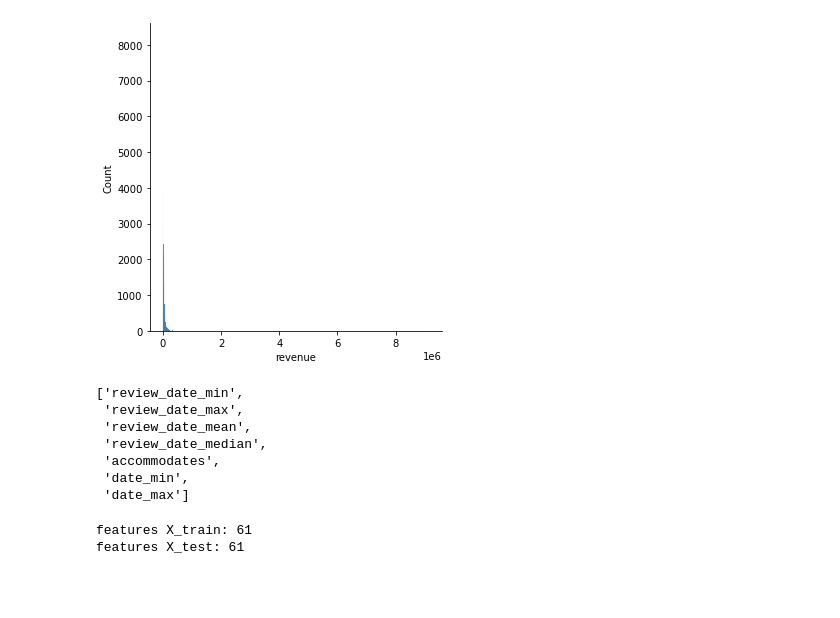
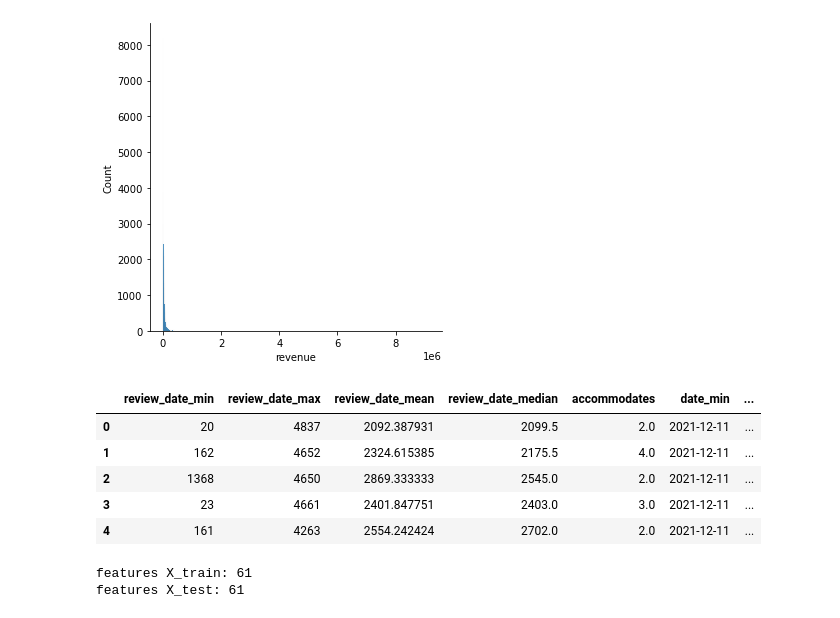
Before and after one commit to vpontello/AirBnb_feature_importance, a Jupyter notebook: DataScience_Post.ipynb, the cells around one changed output. Saved outputs shown, nothing was run; the diff lists cells and outputs as text; code cells hidden in the pictures; blank space fills up the shorter version.

```diff
--- a/DataScience_Post.ipynb
+++ b/DataScience_Post.ipynb
@@ -834,9 +811,14 @@ Index(['id', 'scrape_id', 'host_id', 'host_listings_count',
 # %%
 to_drop = ['scrape_id', 'host_id', 'host_listings_count', 'host_total_listings_count', 'neighbourhood_cleansed', 'latitude', 'longitude', 'minimum_nights',
             'maximum_nights','minimum_minimum_nights','maximum_minimum_nights','minimum_maximum_nights','maximum_maximum_nights','minimum_nights_avg_ntm','maximum_nights_avg_ntm',
-            'availability_30','availability_60','availability_365','availability_90','number_of_reviews_ltm','number_of_reviews_l30d','calculated_host_listings_count','calculated_host_listings_count_entire_homes',
+            'availability_30','availability_60','availability_365','availability_90','number_of_reviews_ltm','calculated_host_listings_count','calculated_host_listings_count_entire_homes',
             'calculated_host_listings_count_shared_rooms','calculated_host_listings_count_private_rooms', 'last_scraped']
 df_listing.drop(to_drop, axis=1, inplace=True)
+
+'review_scores_rating', 'review_scores_accuracy',
+       'review_scores_cleanliness', 'review_scores_checkin',
+       'review_scores_communication', 'review_scores_location',
+       'review_scores_value'
 # %%
 df_listing.shape
 # %% [output]
@@ -1346,13 +1314,14 @@ sns.displot(data=df_refined, x='revenue')
 <seaborn.axisgrid.FacetGrid at 0x...>
 [figure]
 # %%
-[col for col in df_refined.columns if 'date' in col]
+date = [col for col in df_refined.columns if 'date' in col]
-# %% [output]
-['review_date_min',
- 'review_date_max',
- 'review_date_mean',
- 'review_date_median',
- 'accommodates',
- 'date_min',
- 'date_max']
+# %%
+df_refined[date].head()
+# %% [output]
+|  | review_date_min | review_date_max | review_date_mean | review_date_median | accommodates | date_min | ... |
+| 0 | 20 | 4837 | 2092.387931 | 2099.5 | 2.0 | 2021-12-11 | ... |
+| 1 | 162 | 4652 | 2324.615385 | 2175.5 | 4.0 | 2021-12-11 | ... |
+| 2 | 1368 | 4650 | 2869.333333 | 2545.0 | 2.0 | 2021-12-11 | ... |
+| 3 | 23 | 4661 | 2401.847751 | 2403.0 | 3.0 | 2021-12-11 | ... |
+| 4 | 161 | 4263 | 2554.242424 | 2702.0 | 2.0 | 2021-12-11 | ... |
 # %%
```
Also changed, not shown: parts of 22 cells of this notebook.
